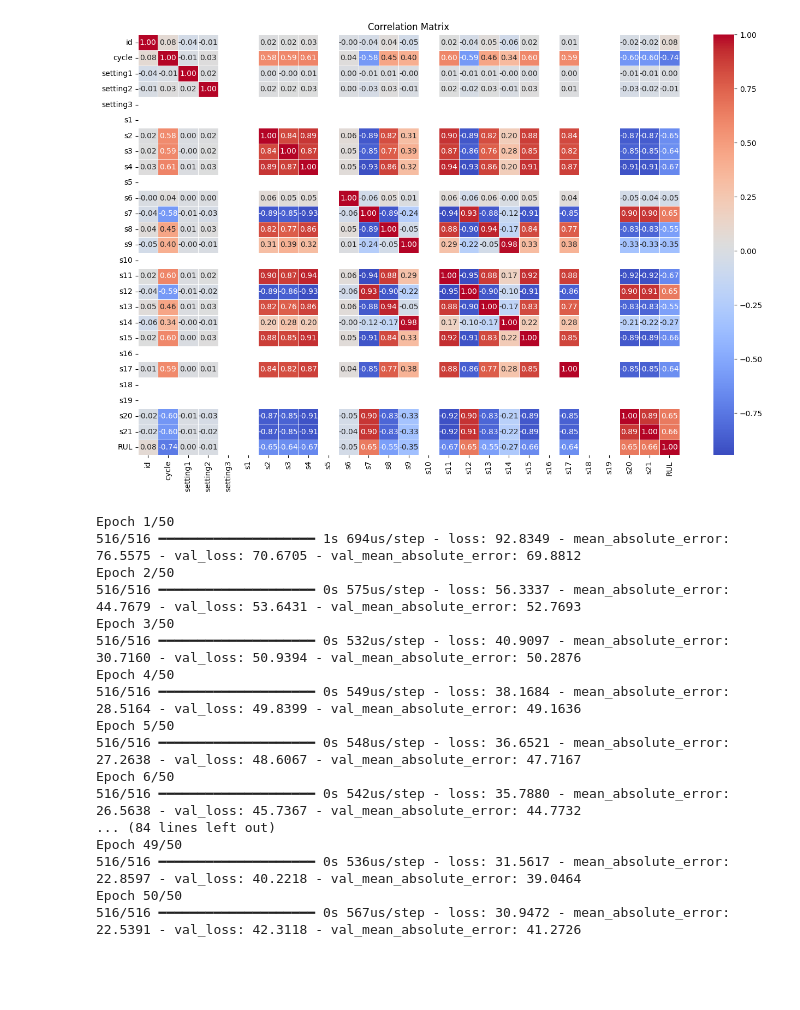
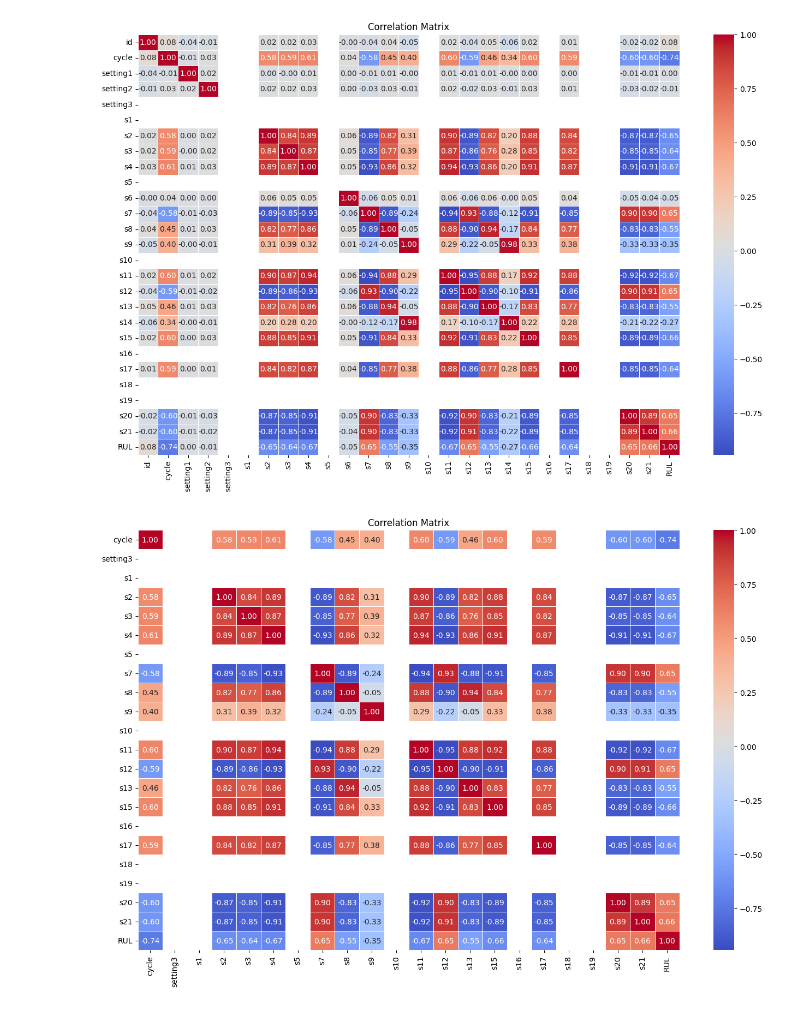
Before and after one commit to NechZ/Predictive-Maintenance, a Jupyter notebook: Engine-Predictive-Maintenance.ipynb, the cells around one changed output. Saved outputs shown, nothing was run; the diff lists cells and outputs as text; code cells hidden in the pictures; blank space fills up the shorter version.

```diff
--- a/Engine-Predictive-Maintenance.ipynb
+++ b/Engine-Predictive-Maintenance.ipynb
@@ -90,6 +91,10 @@ test_data_smooth = test_data_smooth.fillna(test_data)
 test_data = test_data_smooth
 # %%
 # EDA
+
+# Create a new feature called "time to failure" which is the inverse of RUL
+train_data['TTF'] = 1 / (train_data['RUL'] + 1)
+test_data['TTF'] = 1 / (test_data['RUL'] + 1)
 
 # Plot dynamic sensor data
 for i in train_data.columns.difference(['id', 'cycle', 'RUL']):
@@ -109,6 +114,30 @@ plt.title('Correlation Matrix')
 plt.show()
 # %% [output]
 [figure]
+# %%
+# Remove features with low correlation to RUL
+low_corr_cols = corr[corr["RUL"].abs() < 0.3].index
+train_data.drop(low_corr_cols, axis=1, inplace=True)
+test_data.drop(low_corr_cols, axis=1, inplace=True)
+
+corr = train_data.corr()
+
+# Remove features with high correlation to each other
+high_corr_cols = set()
+for i in range(len(corr.columns)):
+    for j in range(i):
+        if abs(corr.iloc[i, j]) > 0.9:
+            high_corr_cols.add(corr.columns[i])
+
+train_data.drop(high_corr_cols, axis=1, inplace=True)
+test_data.drop(high_corr_cols, axis=1, inplace=True)
+
+plt.figure(figsize=(16, 10))
+sns.heatmap(corr, annot=True, fmt='.2f', cmap='coolwarm', linewidths=0.5)
+plt.title('Correlation Matrix')
+plt.show()
+# %% [output]
+[figure, added]
 # %%
 # Set up the data for the model
 X_train = train_data.drop(['RUL'], axis=1)
@@ -118,25 +147,6 @@ y_train = train_data['RUL']
 y_test = test_data['RUL']
 # %%
 # Training the model
-model = RandomForestRegressor(n_estimators=100, max_depth=5, random_state=42, max_features=2, n_jobs=-1, verbose=1) # r2 = 0.033, rmse = 52.17
-#model = GradientBoostingRegressor(n_estimators=10, max_depth=7, random_state=42, max_features='sqrt', verbose=1) # r2 = 0.023, rmse = 52.44
+#model = RandomForestRegressor(n_estimators=100, max_depth=5, random_state=42, max_features=2, n_jobs=-1, verbose=1) # r2 = 0.033, rmse = 52.17
 
-history = model.fit(X_train, y_train)
+#history = model.fit(X_train, y_train)
-# %% [output]
-Epoch 1/50
-516/516 ━━━━━━━━━━━━━━━━━━━━ 1s 694us/step - loss: 92.8349 - mean_absolute_error: 76.5575 - val_loss: 70.6705 - val_mean_absolute_error: 69.8812
-Epoch 2/50
-516/516 ━━━━━━━━━━━━━━━━━━━━ 0s 575us/step - loss: 56.3337 - mean_absolute_error: 44.7679 - val_loss: 53.6431 - val_mean_absolute_error: 52.7693
-Epoch 3/50
-516/516 ━━━━━━━━━━━━━━━━━━━━ 0s 532us/step - loss: 40.9097 - mean_absolute_error: 30.7160 - val_loss: 50.9394 - val_mean_absolute_error: 50.2876
-Epoch 4/50
-516/516 ━━━━━━━━━━━━━━━━━━━━ 0s 549us/step - loss: 38.1684 - mean_absolute_error: 28.5164 - val_loss: 49.8399 - val_mean_absolute_error: 49.1636
-Epoch 5/50
-516/516 ━━━━━━━━━━━━━━━━━━━━ 0s 548us/step - loss: 36.6521 - mean_absolute_error: 27.2638 - val_loss: 48.6067 - val_mean_absolute_error: 47.7167
-Epoch 6/50
-516/516 ━━━━━━━━━━━━━━━━━━━━ 0s 542us/step - loss: 35.7880 - mean_absolute_error: 26.5638 - val_loss: 45.7367 - val_mean_absolute_error: 44.7732
-... (84 lines left out)
-Epoch 49/50
-516/516 ━━━━━━━━━━━━━━━━━━━━ 0s 536us/step - loss: 31.5617 - mean_absolute_error: 22.8597 - val_loss: 40.2218 - val_mean_absolute_error: 39.0464
-Epoch 50/50
-516/516 ━━━━━━━━━━━━━━━━━━━━ 0s 567us/step - loss: 30.9472 - mean_absolute_error: 22.5391 - val_loss: 42.3118 - val_mean_absolute_error: 41.2726
```
Also changed, not shown: parts of 5 cells of this notebook.
